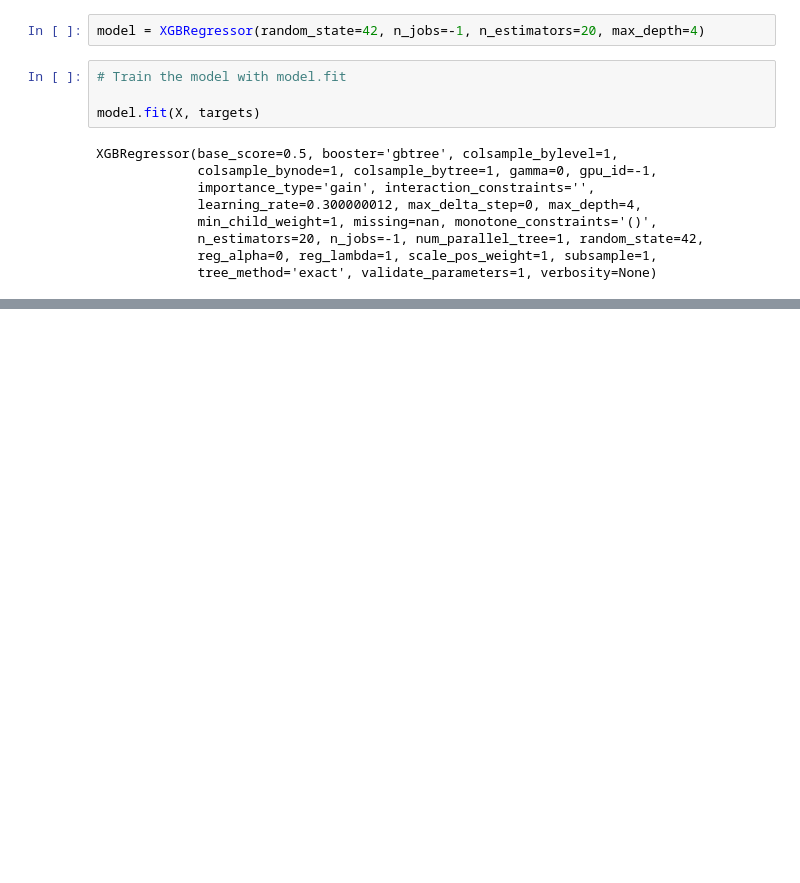
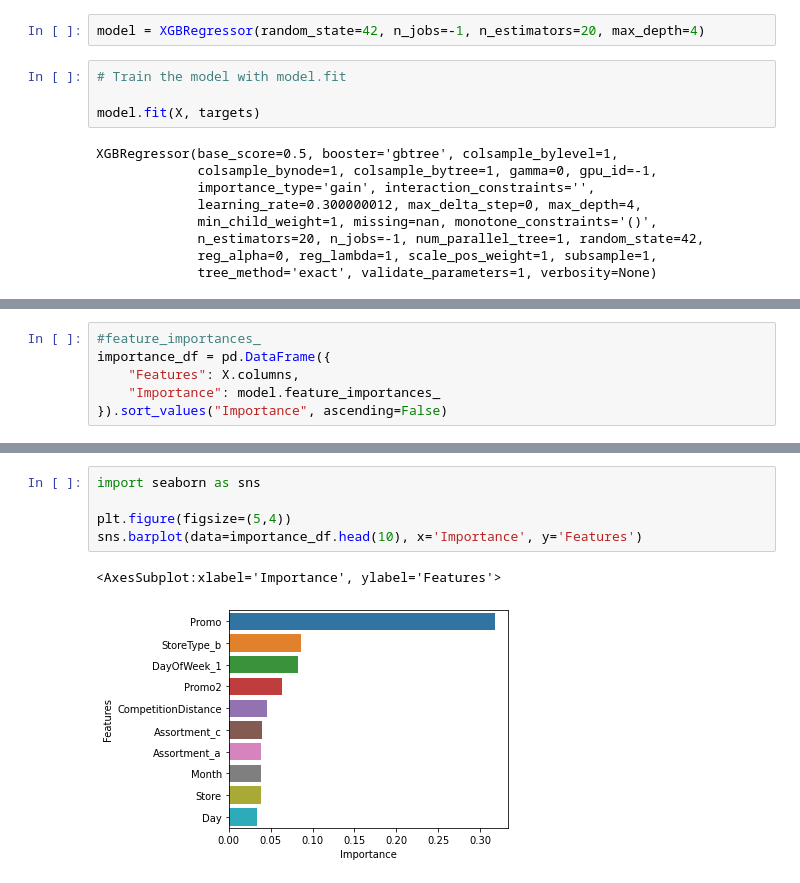
Before and after one commit to Neelam-Singhal/GradientBoostingModels, a Jupyter notebook: gbm.ipynb, the cells around one changed output, grey strips where cells are left out. Cells and saved outputs as stored; diff of their text form; blank space fills up the shorter version.

Commit message:
Feature Importance

```diff
--- a/gbm.ipynb
+++ b/gbm.ipynb
@@ -535,0 +621,6 @@ XGBRegressor(base_score=0.5, booster='gbtree', colsample_bylevel=1,
+# %%
+#feature_importances_
+importance_df = pd.DataFrame({
+    "Features": X.columns,
+    "Importance": model.feature_importances_
+}).sort_values("Importance", ascending=False)
@@ -535,0 +641,8 @@ XGBRegressor(base_score=0.5, booster='gbtree', colsample_bylevel=1,
+# %%
+import seaborn as sns
+
+plt.figure(figsize=(5,4))
+sns.barplot(data=importance_df.head(10), x='Importance', y='Features')
+# %% [output]
+<AxesSubplot:xlabel='Importance', ylabel='Features'>
+[figure, added]
```
Also changed, not shown: parts of 20 cells of this notebook.
